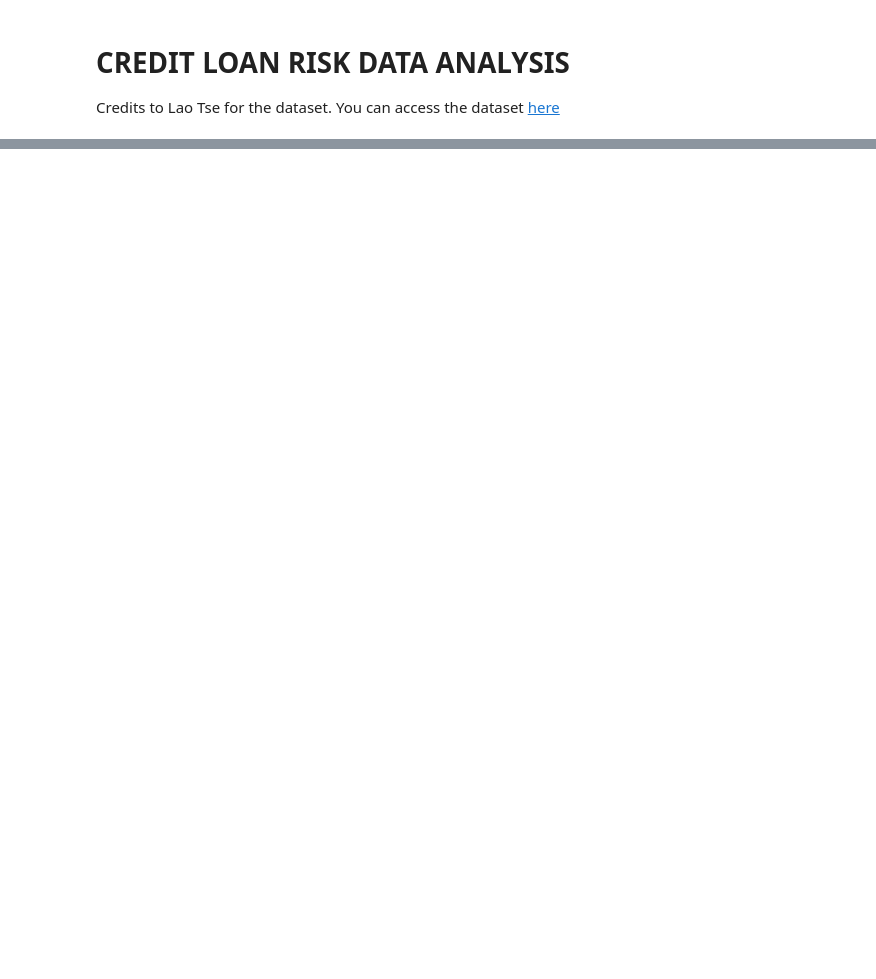
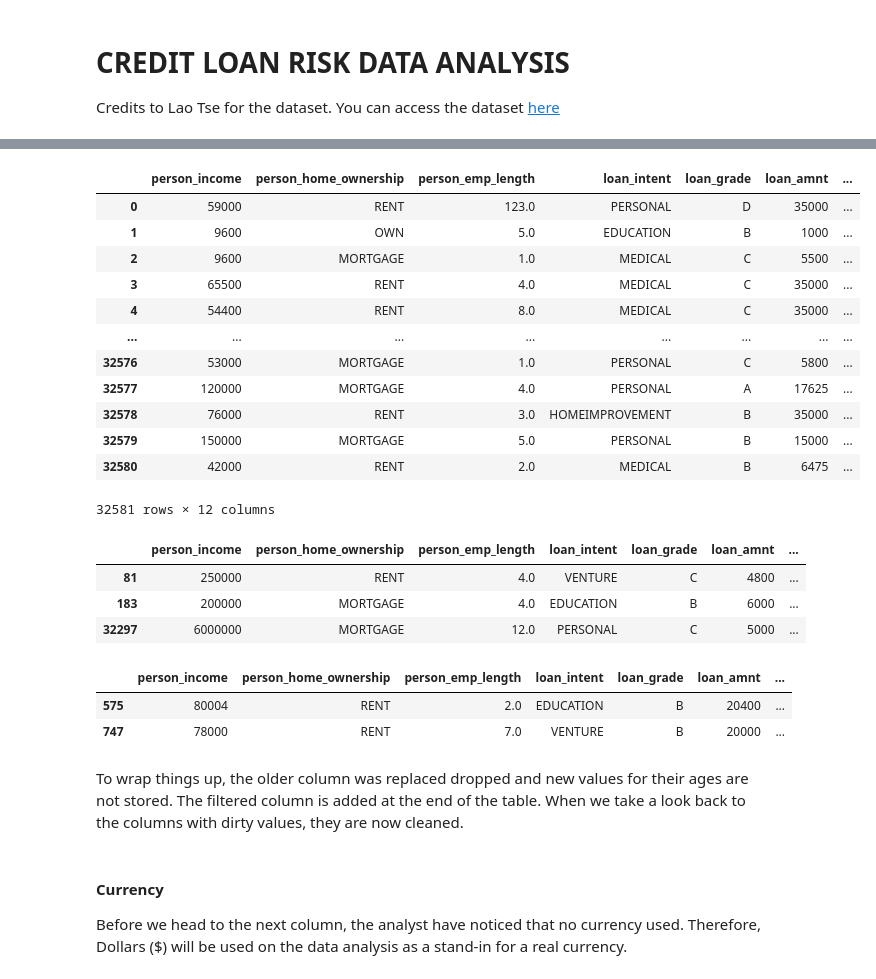
Before and after one commit to Lastlight10/credit_load_risk_data_analysis, a Jupyter notebook: credit_loan.ipynb, the cells around one changed output, grey strips where cells are left out. Drawn from its saved outputs; the diff is of its cells as text; code cells hidden in the pictures; blank space fills up the shorter version.

Commit message:
cleaned person_age and made backup for it

```diff
--- a/credit_loan.ipynb
+++ b/credit_loan.ipynb
@@ -37,0 +39,8 @@ There are many ways a loan can be graded. In the dataset, it uses an alphabetica
+# %%
+import pandas as pd
+import numpy as np
+import matplotlib as plt
+import seaborn as sb
+
+dataset = pd.read_csv('credit_risk_dataset.csv')
+dataset.info()
@@ -37,0 +127,3 @@ There are many ways a loan can be graded. In the dataset, it uses an alphabetica
+# %%
+filtered_ages = dataset[['person_age','person_income']]
+filtered_ages[ (filtered_ages['person_age'] == 144) | ( filtered_ages['person_age']  == 123)]
@@ -37,0 +167,4 @@ There are many ways a loan can be graded. In the dataset, it uses an alphabetica
+# %%
+age_with_144 = filtered_ages['person_age'] == 144
+filtered_ages.loc[age_with_144, 'person_age'] = 44
+filtered_ages.iloc[[81,183,32297]]
@@ -37,0 +176,4 @@ There are many ways a loan can be graded. In the dataset, it uses an alphabetica
+# %%
+age_with_144 = filtered_ages['person_age'] == 123
+filtered_ages.loc[age_with_144, 'person_age'] = 23
+filtered_ages.iloc[[575,747]]
@@ -37,0 +186,41 @@ There are many ways a loan can be graded. In the dataset, it uses an alphabetica
+# %%
+cleaned_dataset = dataset.copy()
+cleaned_dataset = cleaned_dataset.drop(columns=['person_age'])
+cleaned_dataset['Clean_person_age'] = filtered_ages['person_age']
+
+cleaned_dataset['Clean_person_age'].to_csv('cleaned_data/cleaned_person_ages.csv', index=False)
+
+cleaned_dataset
+# %% [output]
+|  | person_income | person_home_ownership | person_emp_length | loan_intent | loan_grade | loan_amnt | ... |
+| 0 | 59000 | RENT | 123.0 | PERSONAL | D | 35000 | ... |
+| 1 | 9600 | OWN | 5.0 | EDUCATION | B | 1000 | ... |
+| 2 | 9600 | MORTGAGE | 1.0 | MEDICAL | C | 5500 | ... |
+| 3 | 65500 | RENT | 4.0 | MEDICAL | C | 35000 | ... |
+| 4 | 54400 | RENT | 8.0 | MEDICAL | C | 35000 | ... |
+| ... | ... | ... | ... | ... | ... | ... | ... |
+| 32576 | 53000 | MORTGAGE | 1.0 | PERSONAL | C | 5800 | ... |
+| 32577 | 120000 | MORTGAGE | 4.0 | PERSONAL | A | 17625 | ... |
+| 32578 | 76000 | RENT | 3.0 | HOMEIMPROVEMENT | B | 35000 | ... |
+| 32579 | 150000 | MORTGAGE | 5.0 | PERSONAL | B | 15000 | ... |
+| 32580 | 42000 | RENT | 2.0 | MEDICAL | B | 6475 | ... |
+32581 rows × 12 columns
+# %%
+cleaned_dataset.iloc[[81,183,32297]]
+# %% [output]
+|  | person_income | person_home_ownership | person_emp_length | loan_intent | loan_grade | loan_amnt | ... |
+| 81 | 250000 | RENT | 4.0 | VENTURE | C | 4800 | ... |
+| 183 | 200000 | MORTGAGE | 4.0 | EDUCATION | B | 6000 | ... |
+| 32297 | 6000000 | MORTGAGE | 12.0 | PERSONAL | C | 5000 | ... |
+# %%
+cleaned_dataset.iloc[[575,747]]
+# %% [output]
+|  | person_income | person_home_ownership | person_emp_length | loan_intent | loan_grade | loan_amnt | ... |
+| 575 | 80004 | RENT | 2.0 | EDUCATION | B | 20400 | ... |
+| 747 | 78000 | RENT | 7.0 | VENTURE | B | 20000 | ... |
+# %% [markdown]
+To wrap things up, the older column was replaced dropped and new values for their ages are not stored. The filtered column is added at the end of the table. When we take a look back to the columns with dirty values, they are now cleaned.
+# %% [markdown]
+#### Currency
+
+Before we head to the next column, the analyst have noticed that no currency used. Therefore, Dollars ($) will be used on the data analysis as a stand-in for a real currency.
```
Also changed, not shown: parts of 30 cells of this notebook, 1 other file.
